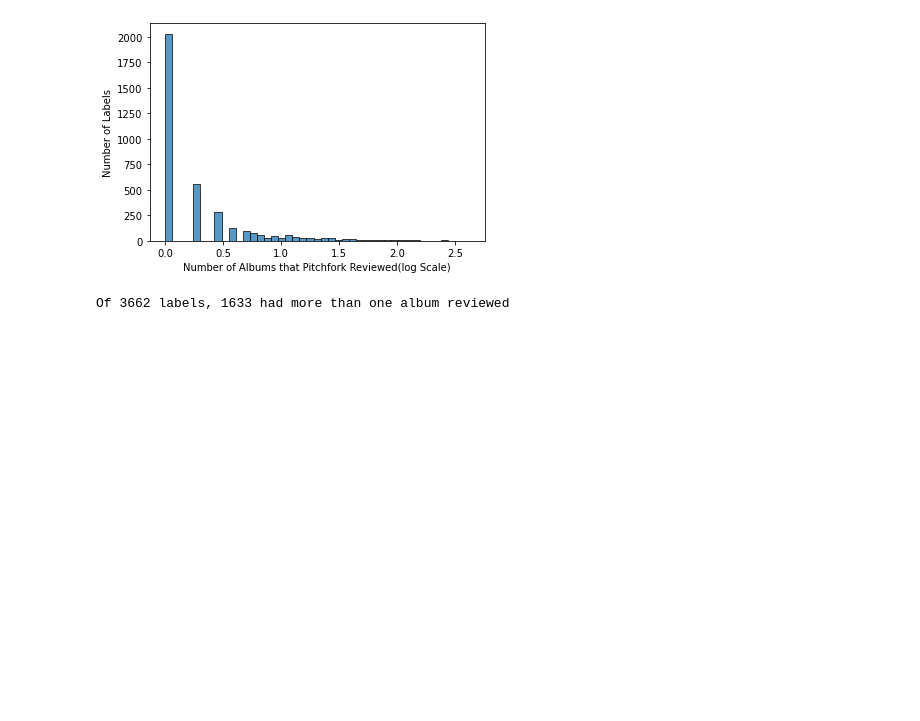
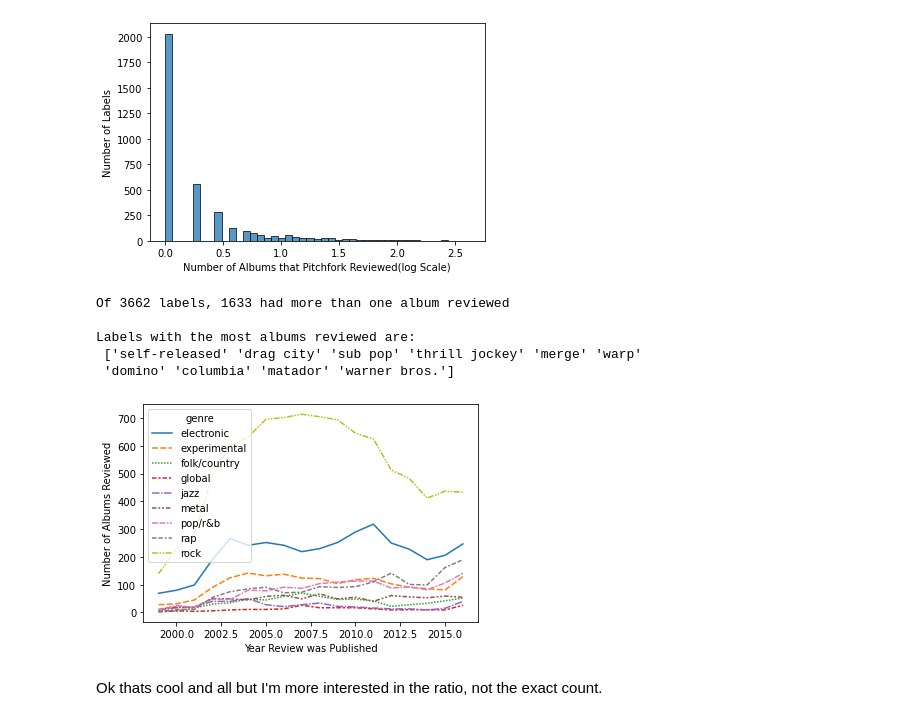
Before and after one commit to ttb-folio/Pitchfork-Reviews, a Jupyter notebook: EDA.ipynb, the cells around one changed output. Cells and saved outputs as stored; diff of their text form; code cells hidden in the pictures; blank space fills up the shorter version.

Commit message:
plot for genres and labels

```diff
--- a/EDA.ipynb
+++ b/EDA.ipynb
@@ -73,5 +71,25 @@ plt.show()
 num_labels = len(num_reviews_per_label)
 num_labels_multiple_reviews = sum(num_reviews_per_label['reviewid'] != 1)
 print(f'Of {num_labels} labels, {num_labels_multiple_reviews} had more than one album reviewed')
+top10 = num_reviews_per_label.sort_values('reviewid', ascending = False).index[:10].values
+print(f'\nLabels with the most albums reviewed are:\n {top10}')
 # %% [output]
 Of 3662 labels, 1633 had more than one album reviewed
+
+Labels with the most albums reviewed are:
+ ['self-released' 'drag city' 'sub pop' 'thrill jockey' 'merge' 'warp'
+ 'domino' 'columbia' 'matador' 'warner bros.']
+# %%
+genre_pubyear = pd.merge(genres, reviews[['pub_year', 'reviewid']]).dropna()
+num_genre_per_pub_year = genre_pubyear.groupby(
+    ['pub_year','genre']).agg({'reviewid':'count'}).unstack()
+num_genre_per_pub_year.columns = num_genre_per_pub_year.columns.get_level_values(1)
+# %%
+ax = sn.lineplot(data = num_genre_per_pub_year)
+ax.set_xlabel('Year Review was Published')
+ax.set_ylabel('Number of Albums Reviewed')
+plt.show()
+# %% [output]
+[figure, added]
+# %% [markdown]
+Ok thats cool and all but I'm more interested in the ratio, not the exact count.
```
Also changed, not shown: parts of 4 cells of this notebook, 6 other files.
